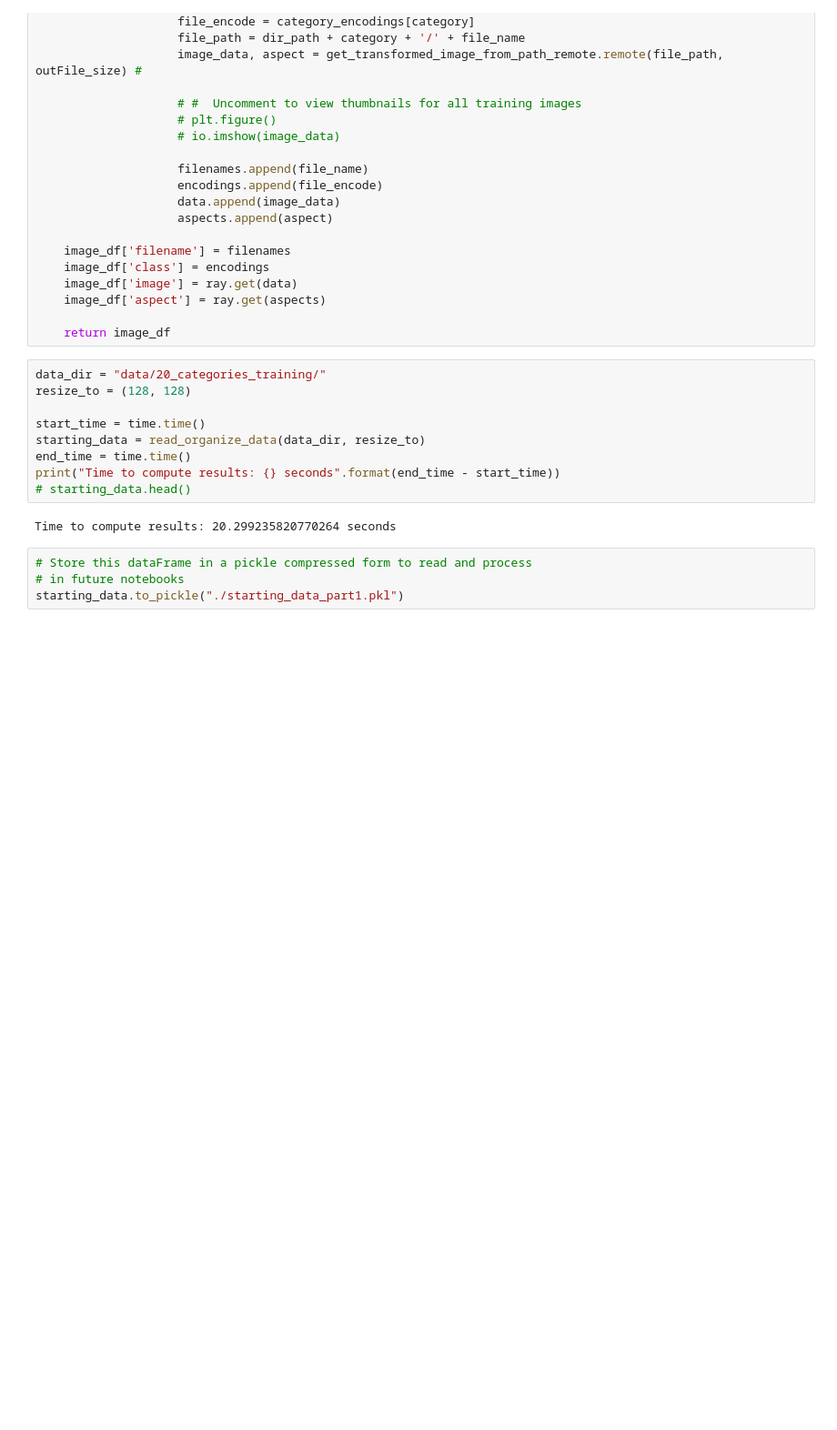
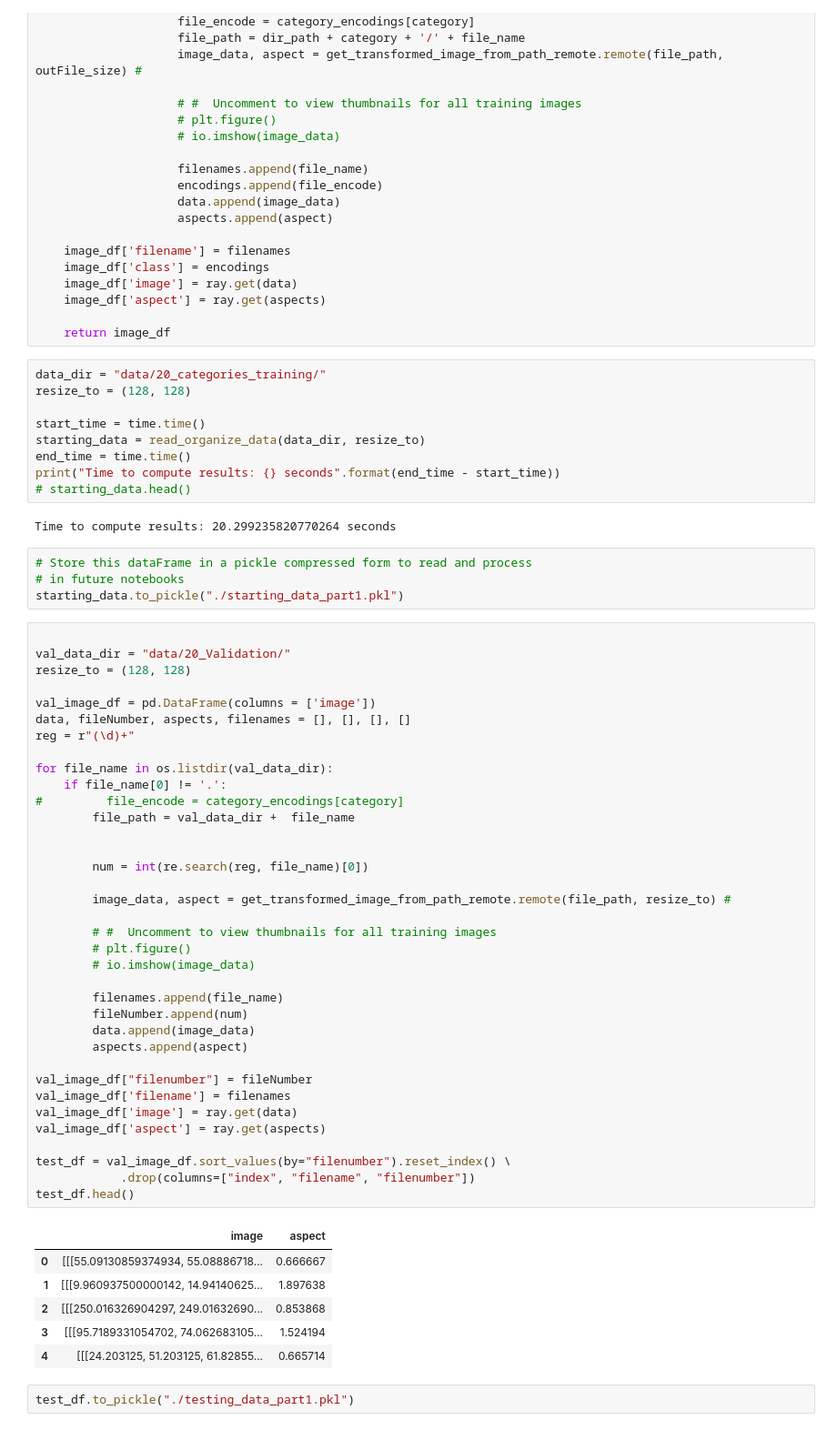
Before and after one commit to kbyagnik/ds100_gradProj, a Jupyter notebook: GradProject_NB1.ipynb, the cells around one changed output. Shown at 91% size. Cells and saved outputs as stored; diff of their text form; blank space fills up the shorter version.

```diff
--- a/GradProject_NB1.ipynb
+++ b/GradProject_NB1.ipynb
@@ -129,3 +130,48 @@ Time to compute results: 20.299235820770264 seconds
 # Store this dataFrame in a pickle compressed form to read and process
 # in future notebooks
 starting_data.to_pickle("./starting_data_part1.pkl")
+# %%
+
+val_data_dir = "data/20_Validation/"
+resize_to = (128, 128)
+
+val_image_df = pd.DataFrame(columns = ['image'])
+data, fileNumber, aspects, filenames = [], [], [], []
+reg = r"(\d)+"
+
+for file_name in os.listdir(val_data_dir):
+    if file_name[0] != '.':
+#         file_encode = category_encodings[category]
+        file_path = val_data_dir +  file_name
+
+
+        num = int(re.search(reg, file_name)[0])
+
+        image_data, aspect = get_transformed_image_from_path_remote.remote(file_path, resize_to) #
+
+        # #  Uncomment to view thumbnails for all training images
+        # plt.figure()
+        # io.imshow(image_data)
+
+        filenames.append(file_name)
+        fileNumber.append(num)
+        data.append(image_data)
+        aspects.append(aspect)
+
+val_image_df["filenumber"] = fileNumber
+val_image_df['filename'] = filenames
+val_image_df['image'] = ray.get(data)
+val_image_df['aspect'] = ray.get(aspects)
+
+test_df = val_image_df.sort_values(by="filenumber").reset_index() \
+            .drop(columns=["index", "filename", "filenumber"])
+test_df.head()
+# %% [output]
+|  | image | aspect |
+| 0 | [[[55.09130859374934, 55.08886718... | 0.666667 |
+| 1 | [[[9.960937500000142, 14.94140625... | 1.897638 |
+| 2 | [[[250.016326904297, 249.01632690... | 0.853868 |
+| 3 | [[[95.7189331054702, 74.062683105... | 1.524194 |
+| 4 | [[[24.203125, 51.203125, 61.82855... | 0.665714 |
+# %%
+test_df.to_pickle("./testing_data_part1.pkl")
```
Also changed, not shown: parts of 1 cell of this notebook, 2 other files.
